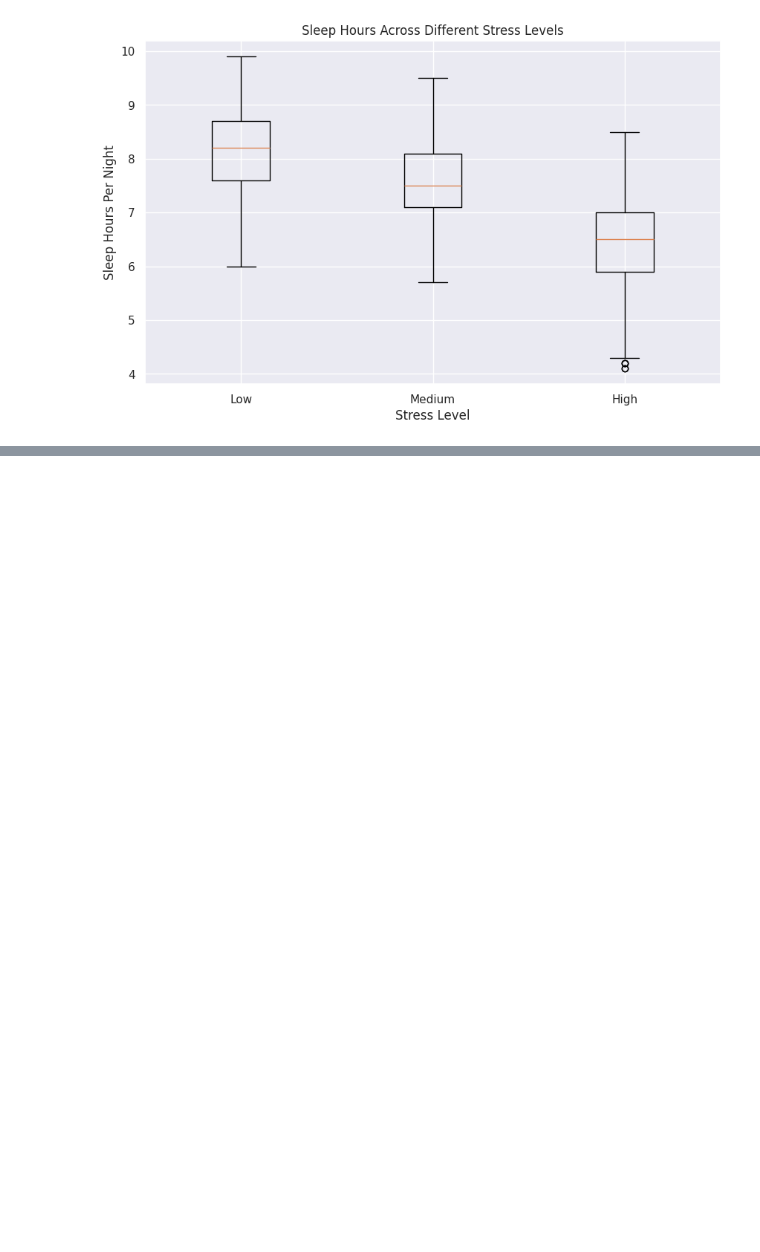
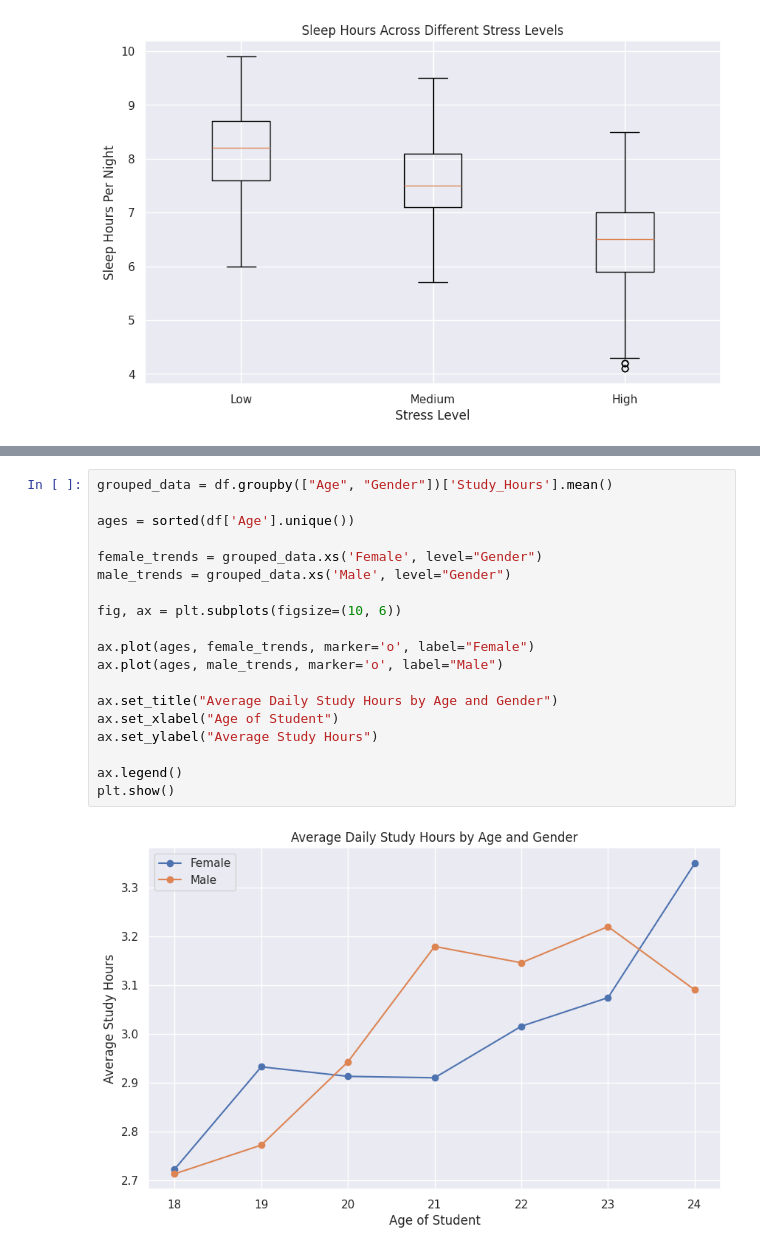
Before and after one commit to sudoAdarsh/Social-Media-Mental-Health-EDA, a Jupyter notebook: Social_Media_Mental_Health_EDA.ipynb, the cells around one changed output, grey strips where cells are left out. Drawn from its saved outputs; the diff is of its cells as text; blank space fills up the shorter version.

```diff
--- a/Social_Media_Mental_Health_EDA.ipynb
+++ b/Social_Media_Mental_Health_EDA.ipynb
@@ -172,0 +198,21 @@ plt.show()
+# %%
+grouped_data = df.groupby(["Age", "Gender"])['Study_Hours'].mean()
+
+ages = sorted(df['Age'].unique())
+
+female_trends = grouped_data.xs('Female', level="Gender")
+male_trends = grouped_data.xs('Male', level="Gender")
+
+fig, ax = plt.subplots(figsize=(10, 6))
+
+ax.plot(ages, female_trends, marker='o', label="Female")
+ax.plot(ages, male_trends, marker='o', label="Male")
+
+ax.set_title("Average Daily Study Hours by Age and Gender")
+ax.set_xlabel("Age of Student")
+ax.set_ylabel("Average Study Hours")
+
+ax.legend()
+plt.show()
+# %% [output]
+[figure, added]
```
Also changed, not shown: parts of 1 cell of this notebook.
